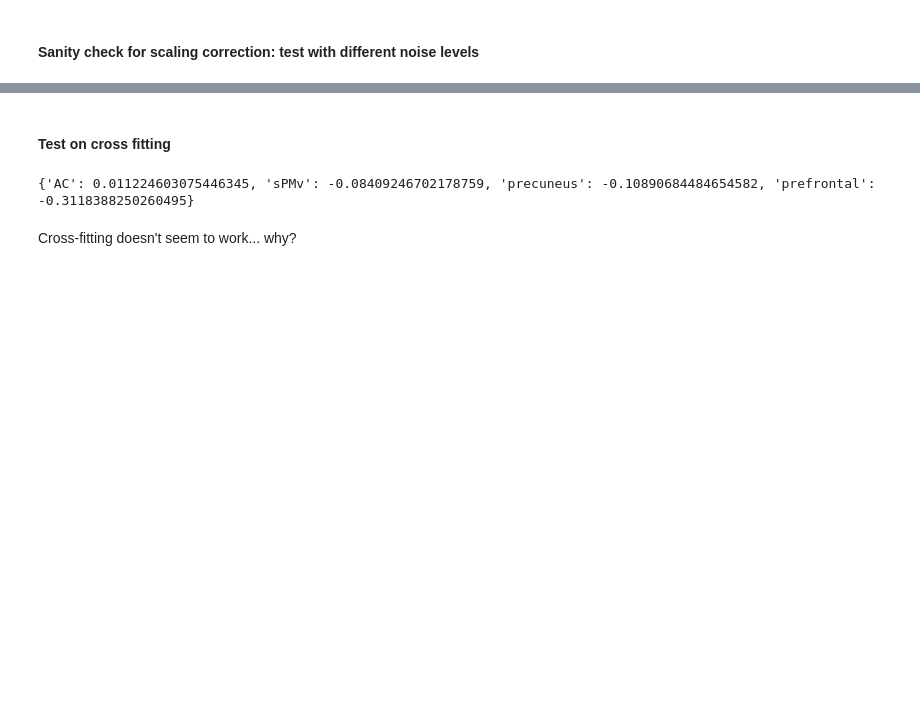
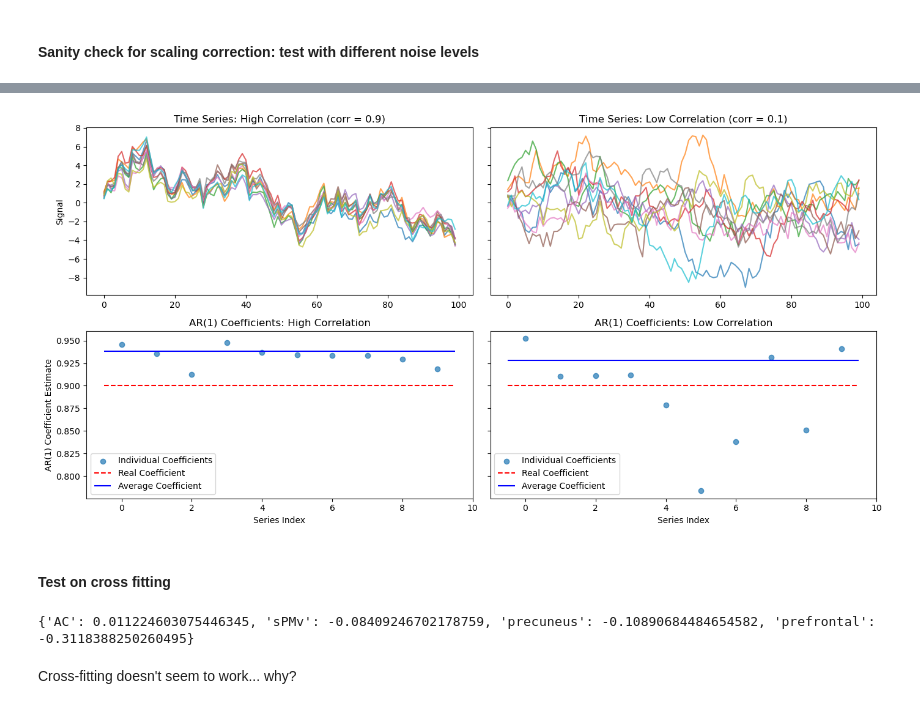
Before and after one commit to jiamingxu1/language-straightening, a Jupyter notebook: scripts/fit AR models to data.ipynb, the cells around one changed output, grey strips where cells are left out. Saved outputs shown, nothing was run; the diff lists cells and outputs as text; code cells hidden in the pictures; blank space fills up the shorter version.

```diff
--- a/scripts/fit AR models to data.ipynb
+++ b/scripts/fit AR models to data.ipynb
@@ -678,3 +712,62 @@ Text(0, 0.5, 'Est. AR coeffs')
+# %%
+ar_coeff = 0.9
+nT = 100
+n_series = 10
+
+# Generate time series
+time_series_high_corr = make_correlated_arp(ar_coeff, nT, n_series, corr=0.9, noise_std=1)
+time_series_low_corr = make_correlated_arp(ar_coeff, nT, n_series, corr=0.1, noise_std=1)
+
+# Function to fit AR(1) and calculate coefficients
+def fit_ar1(time_series):
+    ind_coeffs = []
+    for series in time_series:
+        zs_series = zs(series)
+        ar1_model = sm.tsa.AutoReg(zs_series, lags=1).fit()
+        ind_coeffs.append(ar1_model.params[1])
+    zs_avg_series = zs(np.mean(time_series, axis=0))
+    ar1_avg_model = sm.tsa.AutoReg(zs_avg_series, lags=1).fit()
+    avg_coeff = ar1_avg_model.params[1]
+    return ind_coeffs, avg_coeff
+
+# Fit AR(1) models
+ind_coeffs_high_corr, avg_coeff_high_corr = fit_ar1(time_series_high_corr)
+ind_coeffs_low_corr, avg_coeff_low_corr = fit_ar1(time_series_low_corr)
+
+# Plotting
+fig, axes = plt.subplots(2, 2, figsize=(14, 7), gridspec_kw={'height_ratios': [1, 1]}, sharey='row')
+
+# Top row: Time series
+axes[0, 0].set_title('Time Series: High Correlation (corr = 0.9)')
+for series in time_series_high_corr:
+    axes[0, 0].plot(series, alpha=0.7)
+axes[0, 0].set_ylabel('Signal')
+
+axes[0, 1].set_title('Time Series: Low Correlation (corr = 0.1)')
+for series in time_series_low_corr:
+    axes[0, 1].plot(series, alpha=0.7)
+
+# Bottom row: AR(1) coefficient estimates
+axes[1, 0].scatter(range(len(ind_coeffs_high_corr)), ind_coeffs_high_corr, label='Individual Coefficients', alpha=0.7)
+axes[1, 0].hlines(ar_coeff, xmin=-0.5, xmax=len(ind_coeffs_high_corr) - 0.5, colors='red', linestyles='--', label='Real Coefficient')
+axes[1, 0].hlines(avg_coeff_high_corr, xmin=-0.5, xmax=len(ind_coeffs_high_corr) - 0.5, colors='blue', linestyles='-', label='Average Coefficient')
+axes[1, 0].set_title('AR(1) Coefficients: High Correlation')
+axes[1, 0].set_xlabel('Series Index')
+axes[1, 0].set_ylabel('AR(1) Coefficient Estimate')
+axes[1, 0].legend()
+
+axes[1, 1].scatter(range(len(ind_coeffs_low_corr)), ind_coeffs_low_corr, label='Individual Coefficients', alpha=0.7)
+axes[1, 1].hlines(ar_coeff, xmin=-0.5, xmax=len(ind_coeffs_low_corr) - 0.5, colors='red', linestyles='--', label='Real Coefficient')
+axes[1, 1].hlines(avg_coeff_low_corr, xmin=-0.5, xmax=len(ind_coeffs_low_corr) - 0.5, colors='blue', linestyles='-', label='Average Coefficient')
+axes[1, 1].set_title('AR(1) Coefficients: Low Correlation')
+axes[1, 1].set_xlabel('Series Index')
+axes[1, 1].legend()
+
+# Adjust layout
+plt.tight_layout()
+plt.show()
+# %% [output]
+[figure, added]
 # %% [markdown]
 #### Test on cross fitting
 # %%
```
Also changed, not shown: parts of 13 cells of this notebook, 1 other file.
